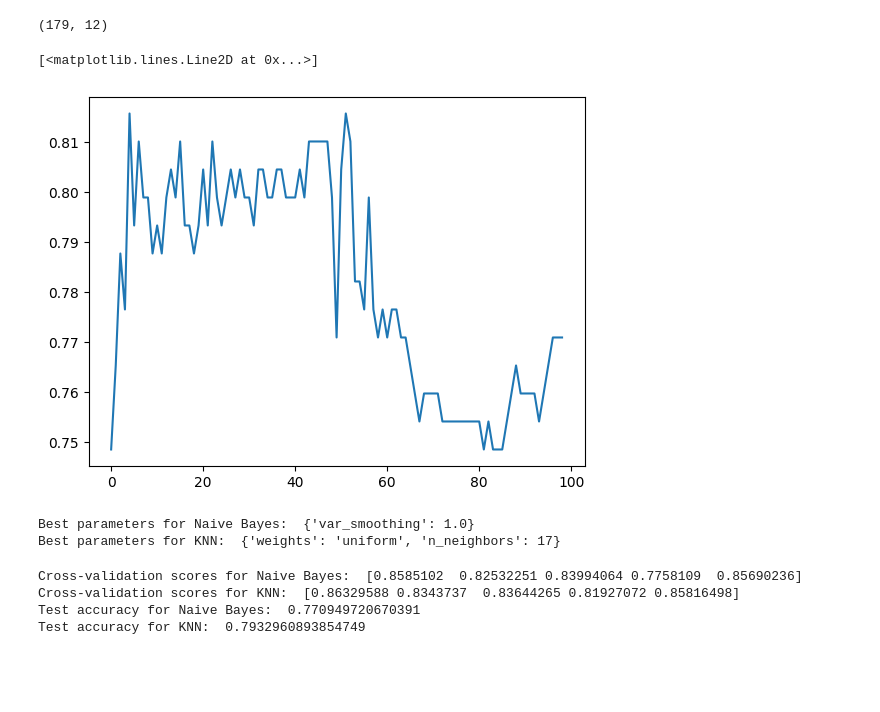
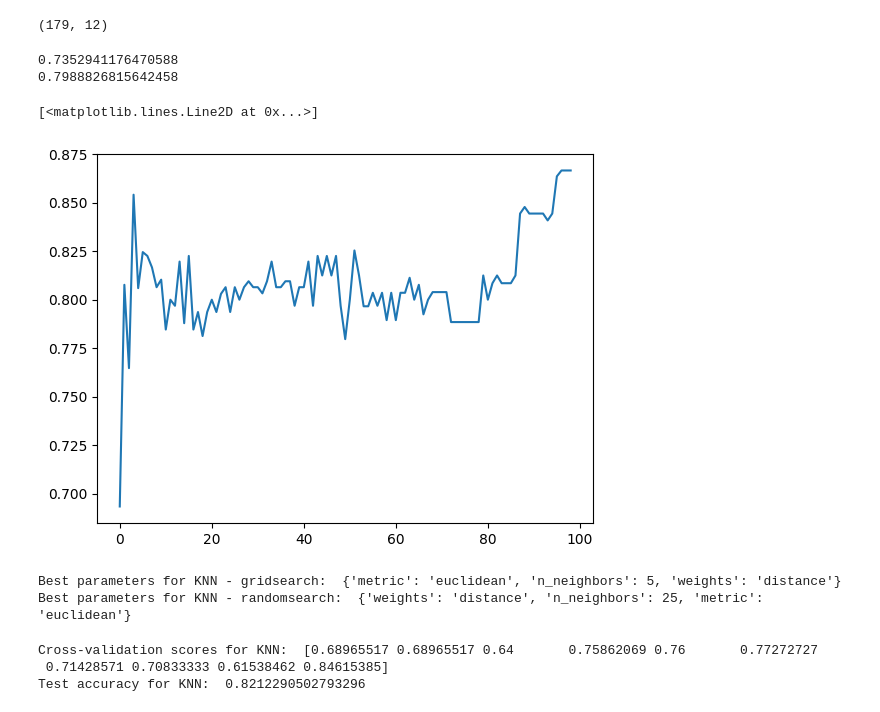
Before and after one commit to delinai/schulich_ds1, a Jupyter notebook: In-class Code/knn_and_naive_bayes.ipynb, the cells around one changed output. Saved outputs shown, nothing was run; the diff lists cells and outputs as text; code cells hidden in the pictures; blank space fills up the shorter version.

```diff
--- a/In-class Code/knn_and_naive_bayes.ipynb
+++ b/In-class Code/knn_and_naive_bayes.ipynb
@@ -126,72 +126,79 @@ all_feat = num_columns + encoded_columns
 
 X_train_transformed = pd.DataFrame(x_train_transformed, columns=all_feat)
 X_test_transformed = pd.DataFrame(x_test_transformed, columns=all_feat)
+# %%
+knn = KNeighborsClassifier(n_neighbors = 40)
+knn.fit(X_train_transformed, y_train)
+y_pred = knn.predict(X_test_transformed)
+print(f1_score(y_pred, y_test))
+print(accuracy_score(y_pred, y_test))
+# %% [output]
+0.7352941176470588
+0.7988826815642458
 # %%
-accuracies = []
+recall = []
 
 for a in range(1,100):
-
     knn = KNeighborsClassifier(n_neighbors = a)
     knn.fit(X_train_transformed, y_train)
     y_pred = knn.predict(X_test_transformed)
     # print(f1_score(y_pred, y_test))
-    accuracies.append(accuracy_score(y_pred, y_test))
+    recall.append(recall_score(y_pred, y_test))
 # %%
-plt.plot(accuracies)
+plt.plot(recall)
 # %% [output]
 [<matplotlib.lines.Line2D at 0x...>]
-[figure, old version]
+[figure, new version]
 # %%
 # Hyperparameter tuning
 # select parameters
 params_nb = {'var_smoothing': np.logspace(0,-9, num=100)}
-params_knn = {'n_neighbors': list(range(1,100)), 'weights': ['uniform', 'distance']}
+params_knn = {'n_neighbors': list(range(1,200)), 'weights': ['uniform', 'distance'], 'metric': ['euclidean', 'manhattan']}
 
 # Define the models
 nb = GaussianNB()
 knn = KNeighborsClassifier()
 
 # Define GridSearchCV
-gridsearch_nb = GridSearchCV(nb, params_nb, cv=5, scoring='roc_auc')
+gridsearch_knn = GridSearchCV(knn, params_knn, cv=10, scoring='recall')
     #nb, params_nb, cv=5)
-randomsearch_knn = RandomizedSearchCV(knn, params_knn, cv=10, scoring='roc_auc')
+randomsearch_knn = RandomizedSearchCV(knn, params_knn, cv=10, n_iter = 50, scoring='recall')
 
 # Fit models
-gridsearch_nb.fit(X_train_transformed, y_train)
+gridsearch_knn.fit(X_train_transformed, y_train)
 randomsearch_knn.fit(X_train_transformed, y_train)
 
 # Get the best parameters
-print("Best parameters for Naive Bayes: ", gridsearch_nb.best_params_)
-print("Best parameters for KNN: ", randomsearch_knn.best_params_)
+print("Best parameters for KNN - gridsearch: ", gridsearch_knn.best_params_)
+print("Best parameters for KNN - randomsearch: ", randomsearch_knn.best_params_)
 # %% [output]
-Best parameters for Naive Bayes:  {'var_smoothing': 1.0}
-Best parameters for KNN:  {'weights': 'uniform', 'n_neighbors': 17}
+Best parameters for KNN - gridsearch:  {'metric': 'euclidean', 'n_neighbors': 5, 'weights': 'distance'}
+Best parameters for KNN - randomsearch:  {'weights': 'distance', 'n_neighbors': 25, 'metric': 'euclidean'}
 # %%
 # Apply the best parameters
-nb_best = GaussianNB(**gridsearch_nb.best_params_)
-knn_best = KNeighborsClassifier(**randomsearch_knn.best_params_)
+#nb_best = GaussianNB(**gridsearch_nb.best_params_)
+knn_best = KNeighborsClassifier(**gridsearch_knn.best_params_)
 
 # Perform cross-validation
-cv_scores_nb = cross_val_score(nb_best, X_train_transformed, y_train, cv=5, scoring='roc_auc')
-cv_scores_knn = cross_val_score(knn_best, X_train_transformed, y_train, cv=5, scoring='roc_auc')
+#cv_scores_nb = cross_val_score(nb_best, X_train_transformed, y_train, cv=5, scoring='roc_auc')
+cv_scores_knn = cross_val_score(knn_best, X_train_transformed, y_train, cv=10, scoring='precision')
 
-print("Cross-validation scores for Naive Bayes: ", cv_scores_nb)
+#print("Cross-validation scores for Naive Bayes: ", cv_scores_nb)
 print("Cross-validation scores for KNN: ", cv_scores_knn)
 
 # Fit the models with the best parameters
-nb_best.fit(X_train_transformed, y_train)
+#nb_best.fit(X_train_transformed, y_train)
 knn_best.fit(X_train_transformed, y_train)
 
 # Evaluate on the test set
-y_pred_nb = nb_best.predict(X_test_transformed)
+#y_pred_nb = nb_best.predict(X_test_transformed)
 y_pred_knn = knn_best.predict(X_test_transformed)
 
-print("Test accuracy for Naive Bayes: ", accuracy_score(y_test, y_pred_nb))
+#print("Test accuracy for Naive Bayes: ", accuracy_score(y_test, y_pred_nb))
 print("Test accuracy for KNN: ", accuracy_score(y_test, y_pred_knn))
 # %% [output]
-Cross-validation scores for Naive Bayes:  [0.8585102  0.82532251 0.83994064 0.7758109  0.85690236]
-Cross-validation scores for KNN:  [0.86329588 0.8343737  0.83644265 0.81927072 0.85816498]
-Test accuracy for Naive Bayes:  0.770949720670391
-Test accuracy for KNN:  0.7932960893854749
+Cross-validation scores for KNN:  [0.68965517 0.68965517 0.64       0.75862069 0.76       0.77272727
+ 0.71428571 0.70833333 0.61538462 0.84615385]
+Test accuracy for KNN:  0.8212290502793296
 # %%
 # Compute metrics
```
Also changed, not shown: parts of 4 cells of this notebook, 2 other files.
